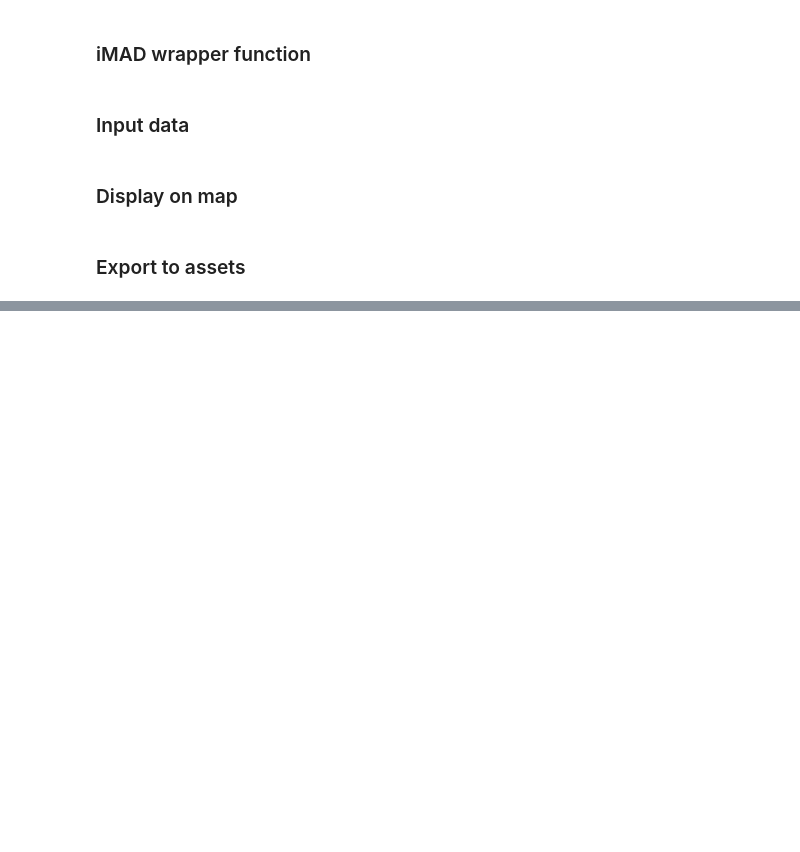
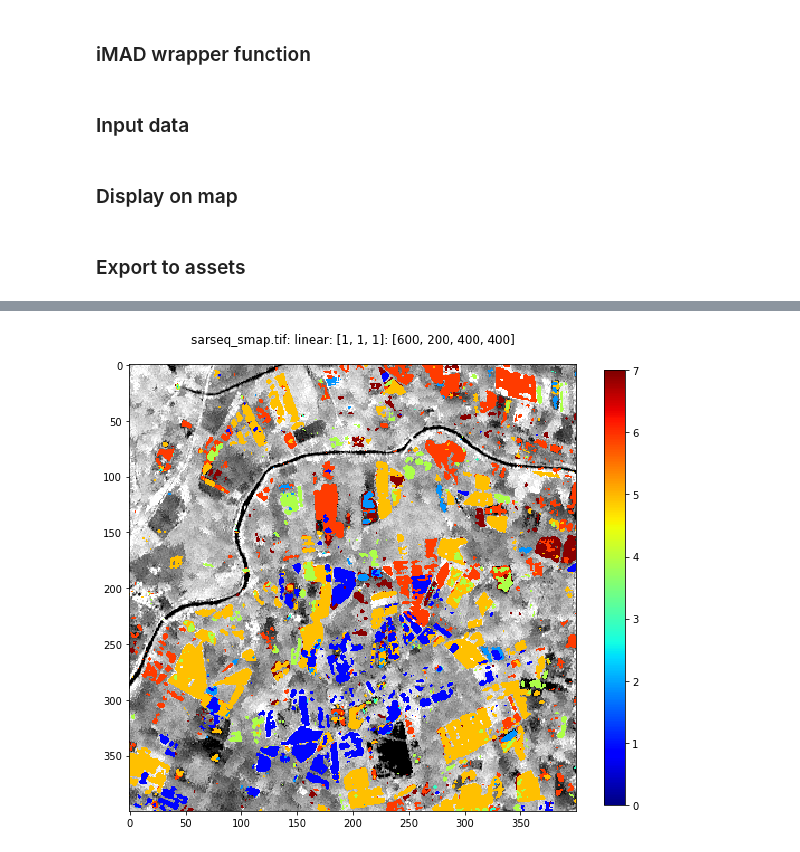
Before and after one commit to mortcanty/CRC4Docker, a Jupyter notebook: src/Chapter9.ipynb, the cells around one changed output, grey strips where cells are left out. Saved outputs shown, nothing was run; the diff lists cells and outputs as text; code cells hidden in the pictures; blank space fills up the shorter version.

```diff
--- a/src/Chapter9.ipynb
+++ b/src/Chapter9.ipynb
@@ -217,0 +255,5 @@ assexport.start()
+# %%
+ run scripts/dispms -f  imagery/sarseq_smap.tif -c -d [600,200,400,400] \
+  -F imagery/S1A_IW_SLC__1SDV_20141108T054351_20141108T054421_003186_003AB4_B367_gamma.tif -D [600,200,400,400] -o 1
+# %% [output]
+[figure, added]
```
Also changed, not shown: parts of 20 cells of this notebook, 28 other files.
